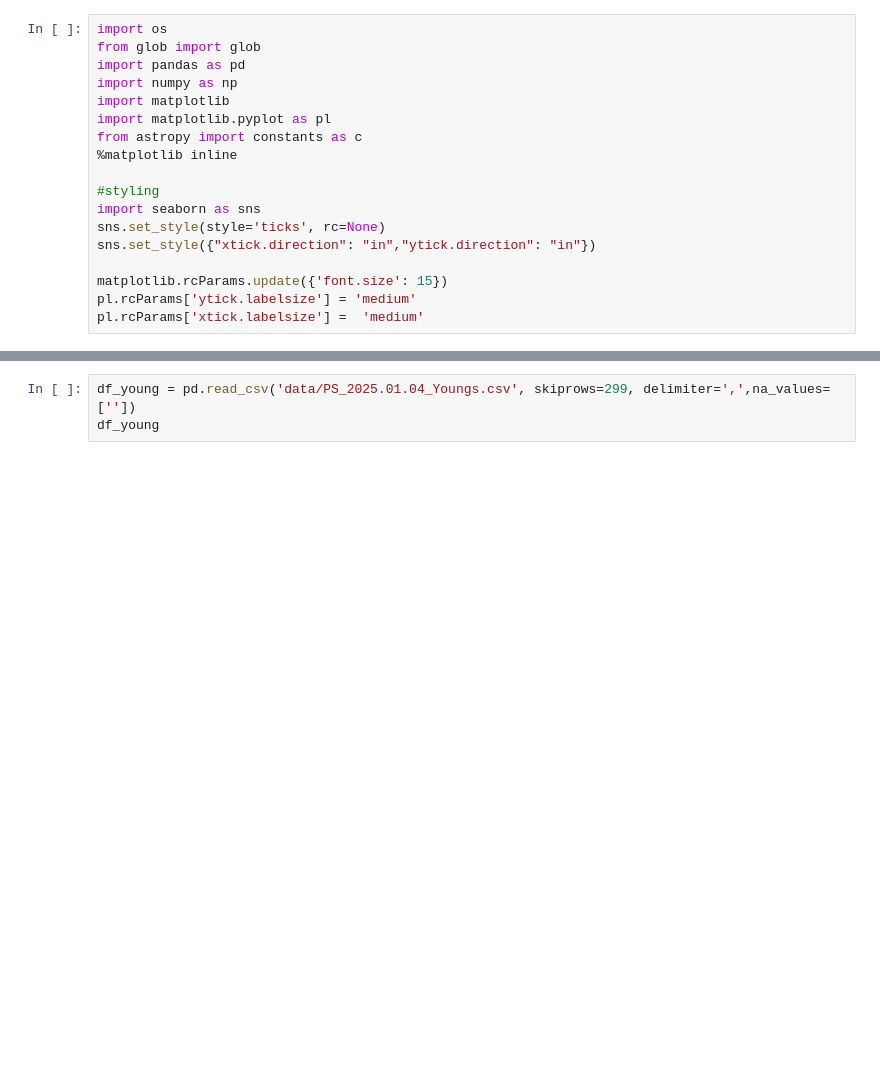
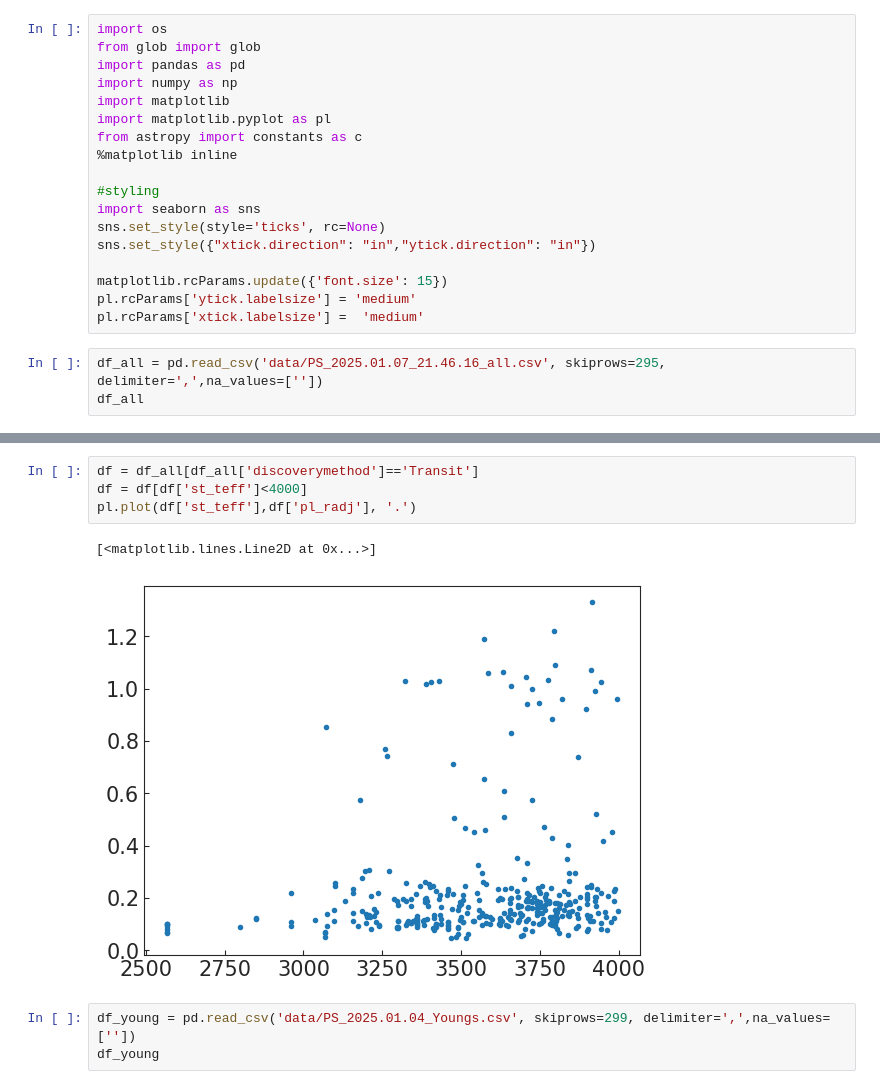
Before and after one commit to Mayuko-Mori/Plot_exoplanets, a Jupyter notebook: statistical_plots_tables_textbook.ipynb, the cells around one changed output, grey strips where cells are left out. Saved outputs shown, nothing was run; the diff lists cells and outputs as text; blank space fills up the shorter version.

Commit message:
made some figures for textbook

```diff
--- a/statistical_plots_tables_textbook.ipynb
+++ b/statistical_plots_tables_textbook.ipynb
@@ -23,3 +23,6 @@ sns.set_style({"xtick.direction": "in","ytick.direction": "in"})
 matplotlib.rcParams.update({'font.size': 15})
 pl.rcParams['ytick.labelsize'] = 'medium'
 pl.rcParams['xtick.labelsize'] =  'medium'
+# %%
+df_all = pd.read_csv('data/PS_2025.01.07_21.46.16_all.csv', skiprows=295, delimiter=',',na_values=[''])
+df_all
@@ -26,3 +43,10 @@ pl.rcParams['xtick.labelsize'] =  'medium'
+# %%
+df = df_all[df_all['discoverymethod']=='Transit']
+df = df[df['st_teff']<4000]
+pl.plot(df['st_teff'],df['pl_radj'], '.')
+# %% [output]
+[<matplotlib.lines.Line2D at 0x...>]
+[figure, added]
 # %%
 df_young = pd.read_csv('data/PS_2025.01.04_Youngs.csv', skiprows=299, delimiter=',',na_values=[''])
 df_young
```
Also changed, not shown: parts of 1 cell of this notebook, 3 other files.
